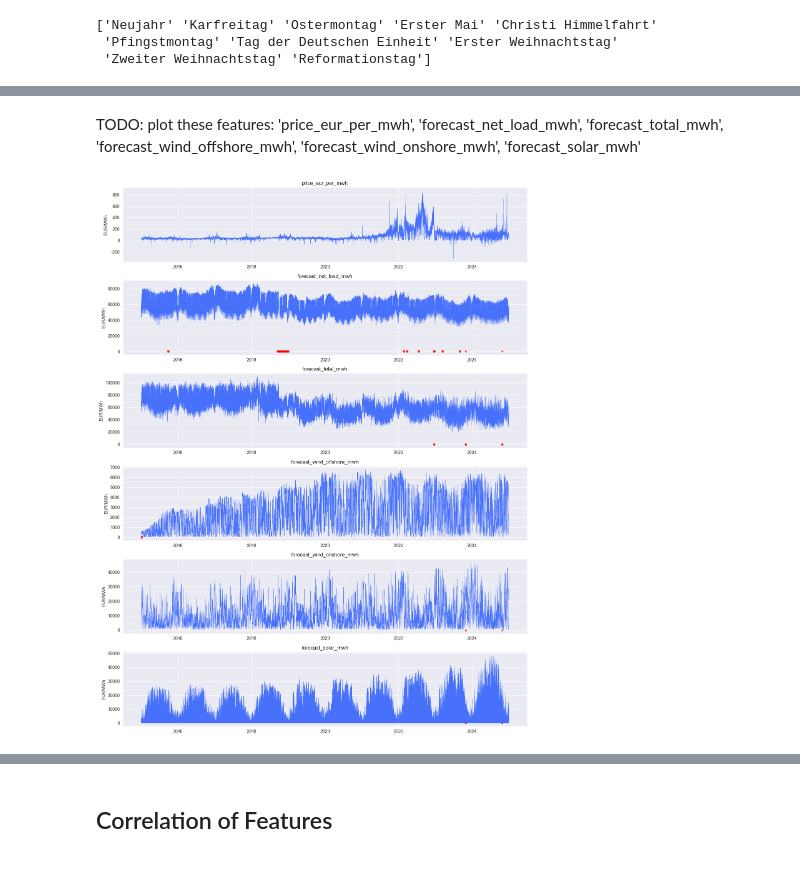
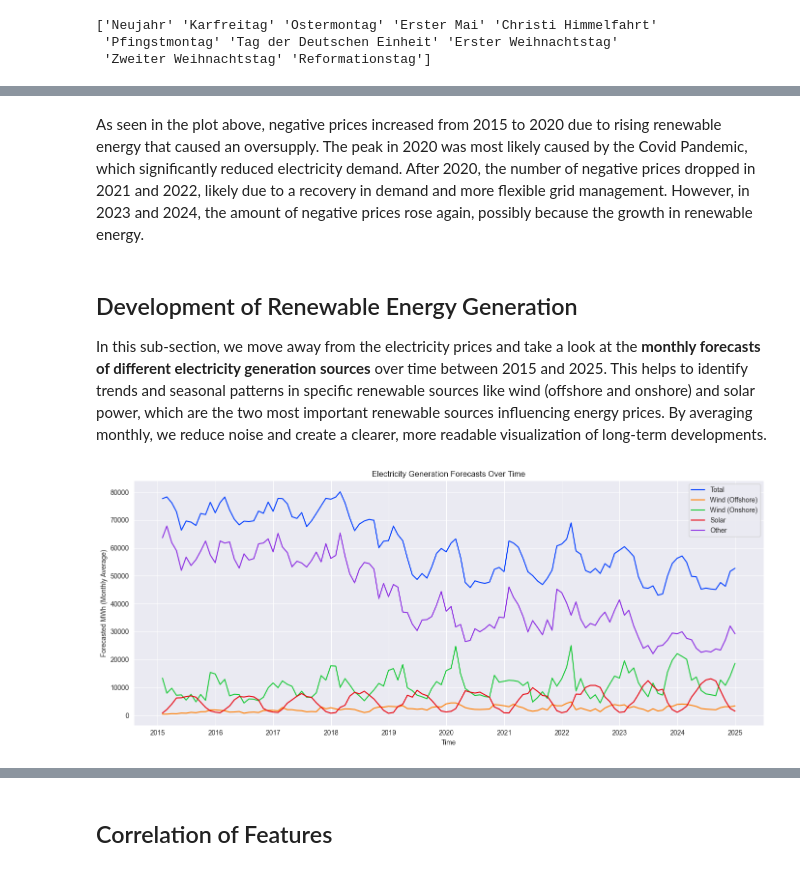
Before and after one commit to DanielHka25/electricity-price-prediction, a Jupyter notebook: notebooks/price_prediction.ipynb, the cells around one changed output, grey strips where cells are left out. Cells and saved outputs as stored; diff of their text form; code cells hidden in the pictures.

```diff
--- a/notebooks/price_prediction.ipynb
+++ b/notebooks/price_prediction.ipynb
@@ -501,0 +512,20 @@ plot_feature(df, "price_eur_per_mwh", ylabel="EUR/MWh", rolling_window=200, even
+# %%
+# Add new boolean feature to DataFrame
+df['negative_price'] = df['price_eur_per_mwh'] < 0
+
+# Count the negative prices per year (YE)
+negative_counts = df['negative_price'].resample('YE').sum()
+
+# Plot configuration
+plt.figure(figsize=(12,4))
+plt.title('Negative Price Occurrences Per Year')
+plt.xlabel('Year')
+plt.ylabel('Amount of Negative Prices')
+
+# Make tick labels only show the year and not the full timestamp
+ax = negative_counts.plot(kind='bar', color='red')
+ax.set_xticklabels([str(x.year) for x in negative_counts.index])
+plt.xticks(rotation=0)
+
+plt.tight_layout()
+plt.show()
@@ -502,12 +534,33 @@ plot_feature(df, "price_eur_per_mwh", ylabel="EUR/MWh", rolling_window=200, even
+# %% [markdown]
+As seen in the plot above, negative prices increased from 2015 to 2020 due to rising renewable energy that caused an oversupply. The peak in 2020 was most likely caused by the Covid Pandemic, which significantly reduced electricity demand. After 2020, the number of negative prices dropped in 2021 and 2022, likely due to a recovery in demand and more flexible grid management. However, in 2023 and 2024, the amount of negative prices rose again, possibly because the growth in renewable energy.
 # %% [markdown]
-TODO: plot these features:
-    'price_eur_per_mwh',
-    'forecast_net_load_mwh',
-    'forecast_total_mwh',
-    'forecast_wind_offshore_mwh',
-    'forecast_wind_onshore_mwh',
-    'forecast_solar_mwh'
+## Development of Renewable Energy Generation
+In this sub-section, we move away from the electricity prices and take a look at the **monthly forecasts of different electricity generation sources** over time between 2015 and 2025. This helps to identify trends and seasonal patterns in specific renewable sources like wind (offshore and onshore) and solar power, which are the two most important renewable sources influencing energy prices. By averaging monthly, we reduce noise and create a clearer, more readable visualization of long-term developments.
 # %%
-# TODO: plot ...
+# Features and corresponding labels to plot
+features = [
+    ('forecast_total_mwh', 'Total'),
+    ('forecast_wind_offshore_mwh', 'Wind (Offshore)'),
+    ('forecast_wind_onshore_mwh', 'Wind (Onshore)'),
+    ('forecast_solar_mwh', 'Solar'),
+    ('forecast_other_mwh', 'Other')
+]
+
+plt.figure(figsize=(14, 6))
+
+# Resample monthly (ME) and calculate mean for more readability
+df_monthly = df[[feature[0] for feature in features]].resample('ME').mean() # we need to only use the first entry of each tuple!
+
+# Add features to plot with their labels
+for feature, label in features:
+    plt.plot(df_monthly.index, df_monthly[feature], label=label)
+
+# Plot configuration
+plt.title('Electricity Generation Forecasts Over Time')
+plt.xlabel('Time')
+plt.ylabel('Forecasted MWh (Monthly Average)')
+plt.legend()
+plt.tight_layout()
+plt.show()
 # %% [output]
-[figure, old version]
+[figure, new version]
```
Also changed, not shown: parts of 24 cells of this notebook, 1 other file.
